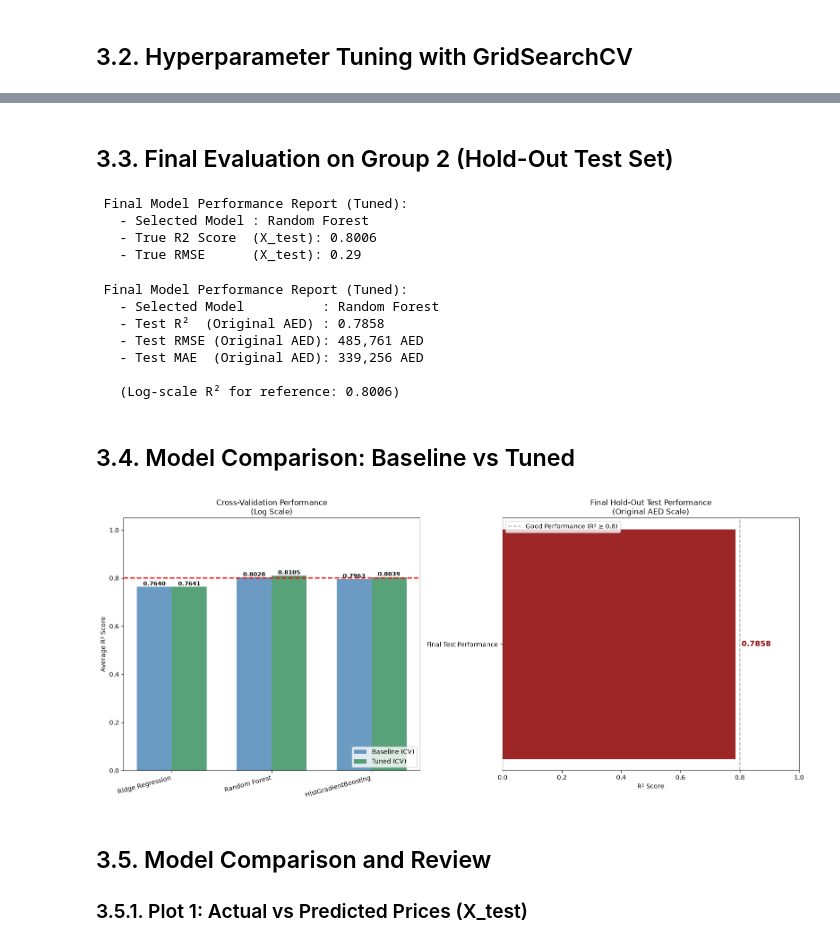
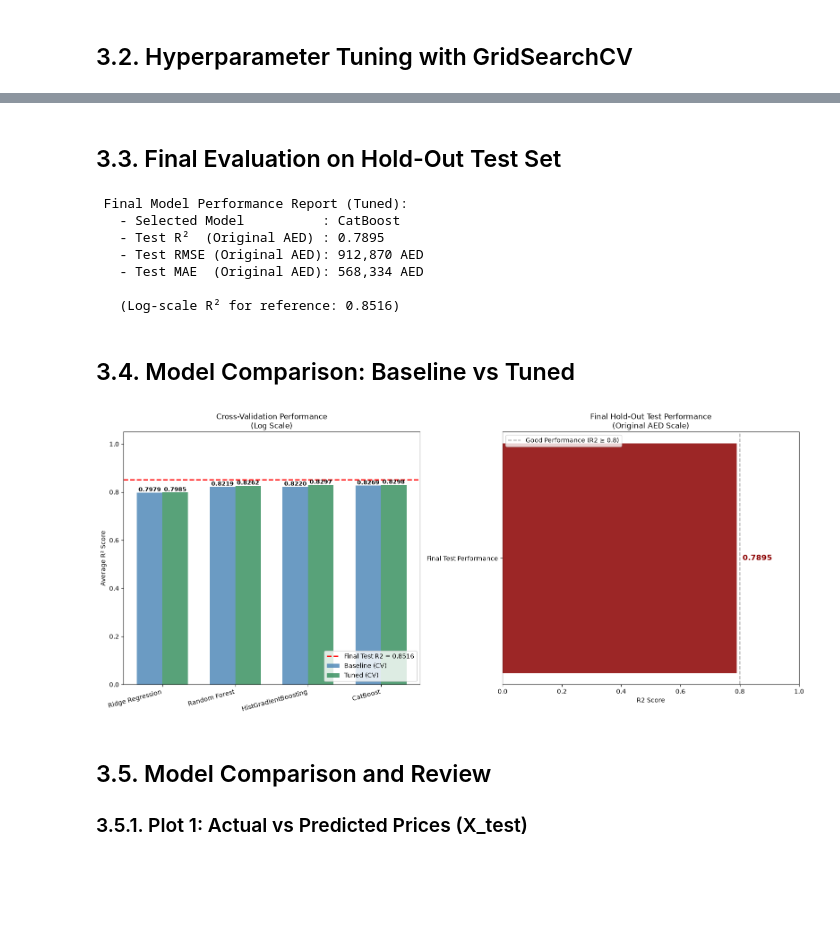
Before and after one commit to Jan-Hrusa/CSCI323_Project, a Jupyter notebook: CSCI323_PROJECT.ipynb, the cells around one changed output, grey strips where cells are left out. Drawn from its saved outputs; the diff is of its cells as text; code cells hidden in the pictures; blank space fills up the shorter version.

Commit message:
Add CatBoost and fix minor issues.

```diff
--- a/CSCI323_PROJECT.ipynb
+++ b/CSCI323_PROJECT.ipynb
@@ -401 +428,13 @@ Shape after outlier handling: (3415, 10)
+# %%
+# Feature engineering
+# Engineering new features based on existing ones to help the model learn better patterns. These are simple ratios and interactions that often capture important relationships in real estate data.
+df['bathroom_bedroom_ratio'] = df['bathrooms'] / df['bedrooms']
+
+df['size_per_bedroom'] = df['sizeMin'] / df['bedrooms']
+
+df['size_per_bathroom'] = df['sizeMin'] / df['bathrooms']
+
+df['bedrooms_per_size'] = df['bedrooms'] / df['sizeMin']
+
+df['bedrooms_bathrooms_interaction'] = df['bedrooms'] * df['bathrooms']
 # %% [markdown]
@@ -422,7 +464,7 @@ Train shape: (2732, 9) | Test shape: (683, 9)
 # %%
 # Defining column groups
-numeric_features1 = ['bedrooms', 'bathrooms', 'month_listed']
-numeric_features2 = ['sizeMin']
+numeric_features1 = ['bedrooms', 'bathrooms', 'month_listed', 'bathroom_bedroom_ratio', 'bedrooms_per_size', 'bedrooms_bathrooms_interaction']
+numeric_features2 = ['sizeMin', 'size_per_bedroom', 'size_per_bathroom']
 categorical_features = ['city']                    # will be extracted from displayAddress
 passthrough_features = ['verified', 'furnished_NO', 'furnished_PARTLY', 'furnished_YES']
 
@@ -440,6 +482,7 @@ preprocessor = ColumnTransformer([
 
     # Numerical features 2: log -> scale
         ('num2', Pipeline([
+        ('imputer', SimpleImputer(strategy='median')),
         ('log', FunctionTransformer(np.log1p, validate=False)),
         ('scaler', StandardScaler())
     ]), numeric_features2),
@@ -658,28 +748,9 @@ HGB Best Params   : {'model__min_samples_leaf': 10, 'model__max_leaf_nodes': 15,
 # %% [markdown]
-## 3.3. Final Evaluation on Group 2 (Hold-Out Test Set)
+## 3.3. Final Evaluation on Hold-Out Test Set
-# %%
-final_model = best_tuned_estimators[best_tuned_name]
-final_model.fit(X_train, y_train)
-
-final_predictions = final_model.predict(X_test)
-
-
-true_r2   = r2_score(y_test, final_predictions)
-true_rmse = np.sqrt(mean_squared_error(y_test, final_predictions))
-
-print(f" Final Model Performance Report (Tuned):")
-print(f"   - Selected Model : {best_tuned_name}")
-print(f"   - True R2 Score  (X_test): {true_r2:.4f}")
-print(f"   - True RMSE      (X_test): {true_rmse:.2f}\n")
-# %% [output]
- Final Model Performance Report (Tuned):
-   - Selected Model : Random Forest
-   - True R2 Score  (X_test): 0.8006
-   - True RMSE      (X_test): 0.29
 # %%
-# this is the moment of truth - we finally use X_test which we haven't touched at all
-# first we retrain the winning tuned model on ALL of X_train (not just 4/5 of it)
-# then we predict on X_test and see how it actually performs on completely unseen data
+# This is the moment of truth - we finally use X_test which we haven't touched at all
+# First we retrain the winning tuned model on ALL of X_train (not just 4/5 of it)
+# Then we predict on X_test and see how it actually performs on completely unseen data
 final_model = best_tuned_estimators[best_tuned_name]
 final_model.fit(X_train, y_train)
 
@@ -703,17 +774,17 @@ print(f"   - Test R²  (Original AED) : {true_r2:.4f}")
 print(f"   - Test RMSE (Original AED): {true_rmse:,.0f} AED")
 print(f"   - Test MAE  (Original AED): {true_mae:,.0f} AED\n")
 
-# Optional: Also show performance on log scale for comparison
+# Showing performance on log scale for comparison
 log_r2 = r2_score(y_test, final_predictions_log)
-print(f"   (Log-scale R² for reference: {log_r2:.4f})")
+print(f"   (Log-scale R2 for reference: {log_r2:.4f})")
 # %% [output]
  Final Model Performance Report (Tuned):
-   - Selected Model          : Random Forest
-   - Test R²  (Original AED) : 0.7858
-   - Test RMSE (Original AED): 485,761 AED
-   - Test MAE  (Original AED): 339,256 AED
+   - Selected Model          : CatBoost
+   - Test R²  (Original AED) : 0.7895
+   - Test RMSE (Original AED): 912,870 AED
+   - Test MAE  (Original AED): 568,334 AED
 
-   (Log-scale R² for reference: 0.8006)
+   (Log-scale R² for reference: 0.8516)
 # %% [markdown]
 ## 3.4. Model Comparison: Baseline vs Tuned
 # %%
@@ -732,6 +803,10 @@ bars1 = ax1.bar(x - width/2, baseline_scores, width, label='Baseline (CV)',
 bars2 = ax1.bar(x + width/2, tuned_scores_list, width, label='Tuned (CV)',
                 color='seagreen', alpha=0.8)
 
+# this line shows how the best model actually did on the holdout test set in the original price scale, which is the most important real-world metric
+ax1.axhline(y=log_r2, color='red', linestyle='--', linewidth=2,
+           label=f'Final Test R2 = {log_r2:.4f}')
+
 ax1.set_ylabel('Average R² Score')
 ax1.set_title('Cross-Validation Performance\n(Log Scale)')
 ax1.set_xticks(x)
@@ -739,40 +814,36 @@ ax1.set_xticklabels(model_names, rotation=15, ha='right')
 ax1.set_ylim(0, 1.05)
 ax1.legend(loc='lower right')
 
-
-# this line shows how the best model actually did on the holdout test set in the original price scale, which is the most important real-world metric
-ax1.axhline(y=log_r2, color='red', linestyle='--', linewidth=2,
-           label=f'Final Test R² (Original Scale) = {log_r2:.4f}')
 
 # Value labels
 for bar in bars1:
     ax1.text(bar.get_x() + bar.get_width()/2, bar.get_height() + 0.005,
              f'{bar.get_height():.4f}', ha='center', fontsize=9, fontweight='bold')
 for bar in bars2:
     ax1.text(bar.get_x() + bar.get_width()/2, bar.get_height() + 0.005,
              f'{bar.get_height():.4f}', ha='center', fontsize=9, fontweight='bold')
 
 # ==================== Right Plot: Original AED Scale (Final Test) ====================
 # Since we only have one final test score, we show it as a clear reference bar
 
 ax2.barh(['Final Test Performance'], [true_r2], color='darkred', alpha=0.85, height=0.6)
 
-ax2.set_xlabel('R² Score')
+ax2.set_xlabel('R2 Score')
 ax2.set_title('Final Hold-Out Test Performance\n(Original AED Scale)')
 ax2.set_xlim(0, 1.0)
 
 # Add the actual value
 ax2.text(true_r2 + 0.02, 0, f'{true_r2:.4f}',
          va='center', fontsize=12, fontweight='bold', color='darkred')
 
 # Reference line for context
-ax2.axvline(x=0.8, color='gray', linestyle='--', alpha=0.7, label='Good Performance (R² ≥ 0.8)')
+ax2.axvline(x=0.8, color='gray', linestyle='--', alpha=0.7, label='Good Performance (R2 ≥ 0.8)')
 ax2.legend()
 
 plt.tight_layout()
 plt.show()
 # %% [output]
-[figure, old version]
+[figure, new version]
 # %% [markdown]
 ## 3.5. Model Comparison and Review
 ### 3.5.1. Plot 1: Actual vs Predicted Prices (X_test)
```
Also changed, not shown: parts of 28 cells of this notebook.
